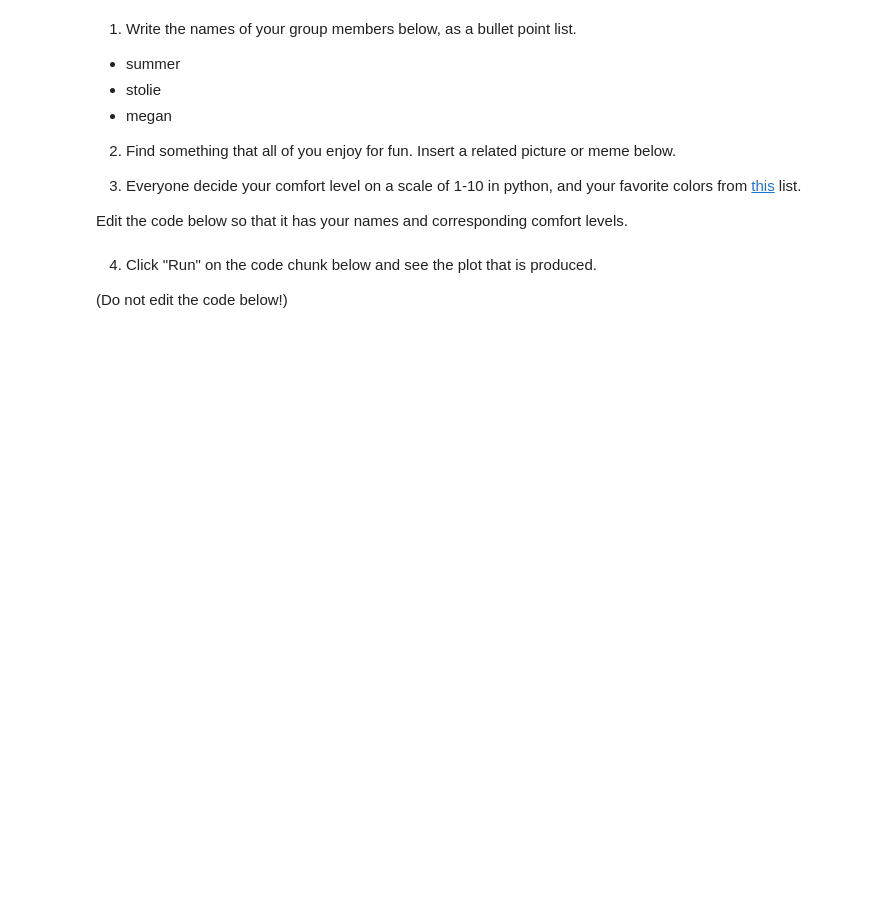
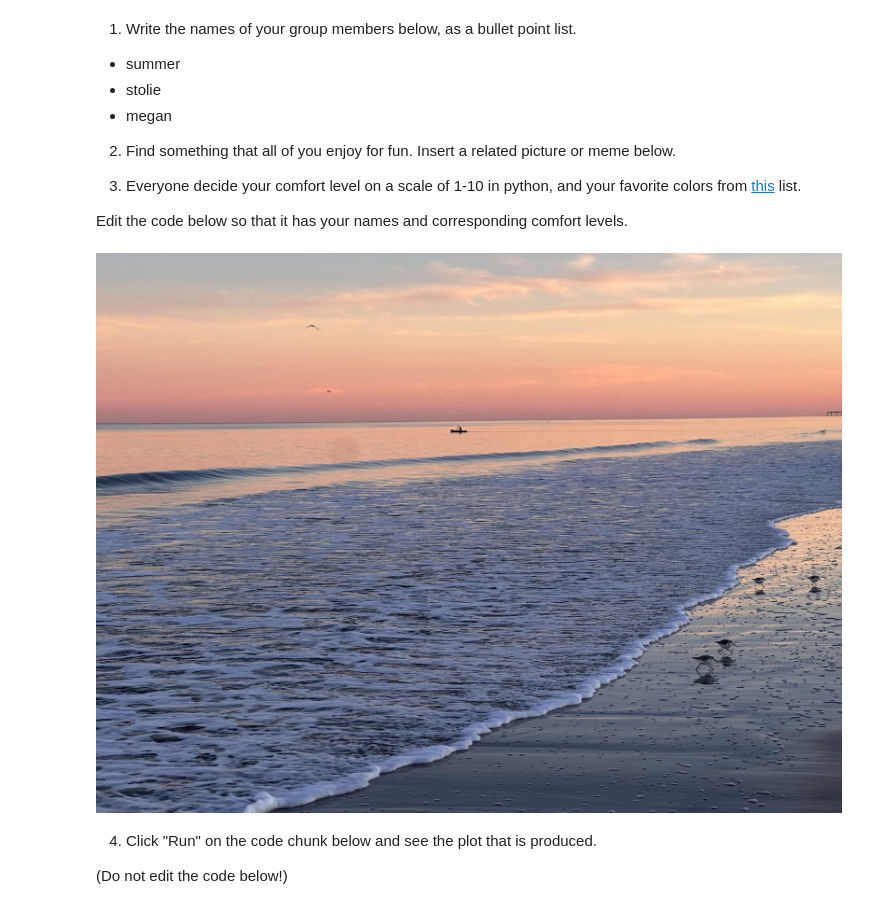
Before and after one commit to chloefeehan/GSB544, a Jupyter notebook: In_Class/Week_1/Intro_to_Jupyter_Notebooks.ipynb, the cells around one changed output. Saved outputs shown, nothing was run; the diff lists cells and outputs as text; code cells hidden in the pictures; blank space fills up the shorter version.

```diff
--- a/In_Class/Week_1/Intro_to_Jupyter_Notebooks.ipynb
+++ b/In_Class/Week_1/Intro_to_Jupyter_Notebooks.ipynb
@@ -29,6 +30,10 @@ import matplotlib.pyplot as plt
 3.  Everyone decide your comfort level on a scale of 1-10 in python, and your favorite colors from [this](https://matplotlib.org/stable/gallery/color/named_colors.html) list.
 
 Edit the code below so that it has your names and corresponding comfort levels.
+# %%
+Image(filename = "beach.jpg")
+# %% [output]
+[figure, added]
 # %%
 #| label: group_info-py
 group_data = {
```
Also changed, not shown: parts of 1 cell of this notebook, 1 other file.
